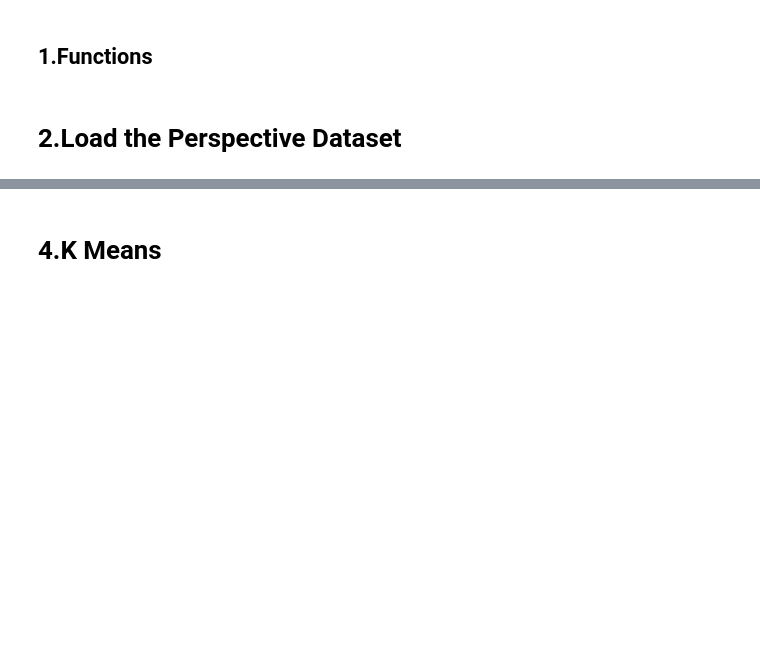
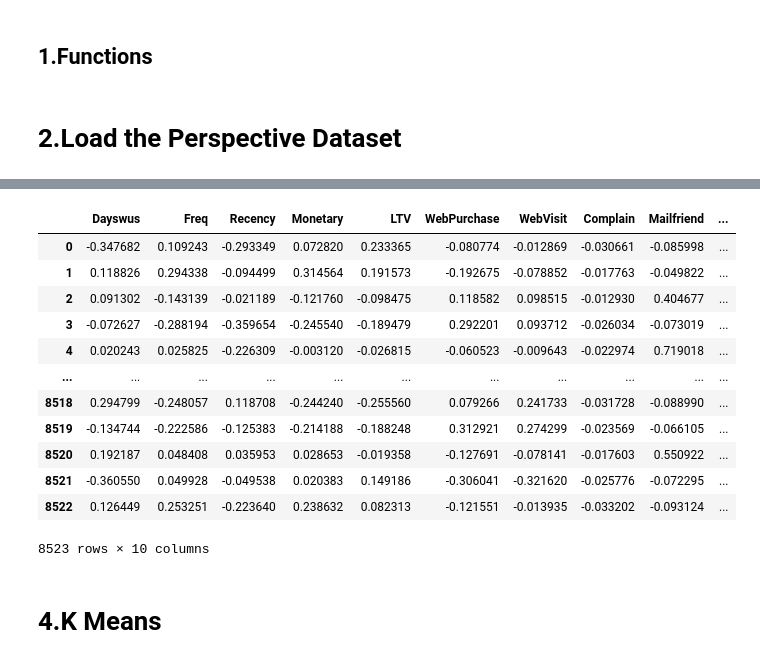
Before and after one commit to fredericojpr/BC1_Customer_Segmentation, a Jupyter notebook: scripts/Modeling4_Generalsalesinformation.ipynb, the cells around one changed output, grey strips where cells are left out. Saved outputs shown, nothing was run; the diff lists cells and outputs as text; code cells hidden in the pictures; blank space fills up the shorter version.

```diff
--- a/scripts/Modeling4_Generalsalesinformation.ipynb
+++ b/scripts/Modeling4_Generalsalesinformation.ipynb
@@ -163,0 +158,2 @@ perspective.head()
+# %%
+normalized_df = pd.read_csv(r'C:\Users\gonca\Documents\BC1_GroupS\data\Cleaned_data.csv')
@@ -164,3 +170,20 @@ perspective.head()
+# %%
+perspective = normalized_df[['Dayswus' ,'Freq', 'Recency', 'Monetary', 'LTV','WebPurchase', 'WebVisit', 'Complain', 'Mailfriend', 'Emailfriend']]
+perspective
+# %% [output]
+|  | Dayswus | Freq | Recency | Monetary | LTV | WebPurchase | WebVisit | Complain | Mailfriend | ... |
+| 0 | -0.347682 | 0.109243 | -0.293349 | 0.072820 | 0.233365 | -0.080774 | -0.012869 | -0.030661 | -0.085998 | ... |
+| 1 | 0.118826 | 0.294338 | -0.094499 | 0.314564 | 0.191573 | -0.192675 | -0.078852 | -0.017763 | -0.049822 | ... |
+| 2 | 0.091302 | -0.143139 | -0.021189 | -0.121760 | -0.098475 | 0.118582 | 0.098515 | -0.012930 | 0.404677 | ... |
+| 3 | -0.072627 | -0.288194 | -0.359654 | -0.245540 | -0.189479 | 0.292201 | 0.093712 | -0.026034 | -0.073019 | ... |
+| 4 | 0.020243 | 0.025825 | -0.226309 | -0.003120 | -0.026815 | -0.060523 | -0.009643 | -0.022974 | 0.719018 | ... |
+| ... | ... | ... | ... | ... | ... | ... | ... | ... | ... | ... |
+| 8518 | 0.294799 | -0.248057 | 0.118708 | -0.244240 | -0.255560 | 0.079266 | 0.241733 | -0.031728 | -0.088990 | ... |
+| 8519 | -0.134744 | -0.222586 | -0.125383 | -0.214188 | -0.188248 | 0.312921 | 0.274299 | -0.023569 | -0.066105 | ... |
+| 8520 | 0.192187 | 0.048408 | 0.035953 | 0.028653 | -0.019358 | -0.127691 | -0.078141 | -0.017603 | 0.550922 | ... |
+| 8521 | -0.360550 | 0.049928 | -0.049538 | 0.020383 | 0.149186 | -0.306041 | -0.321620 | -0.025776 | -0.072295 | ... |
+| 8522 | 0.126449 | 0.253251 | -0.223640 | 0.238632 | 0.082313 | -0.121551 | -0.013935 | -0.033202 | -0.093124 | ... |
+8523 rows × 10 columns
 # %% [markdown]
 # 4.K Means
 # %% [markdown]
```
Also changed, not shown: parts of 4 cells of this notebook.
